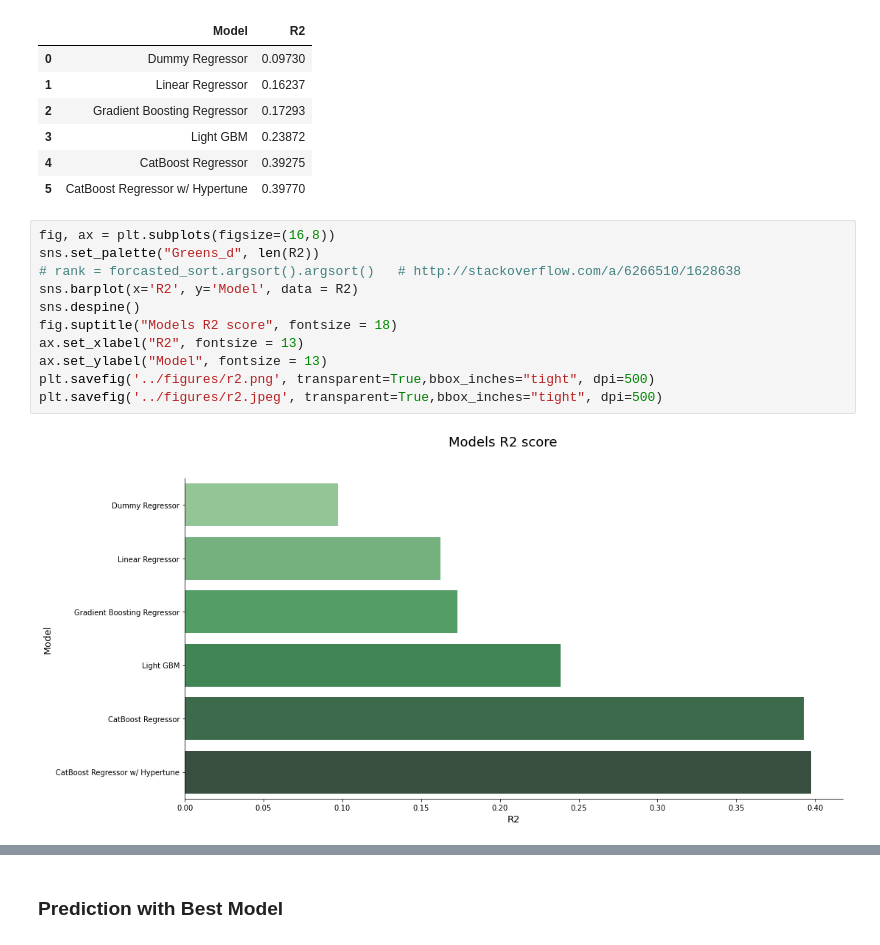
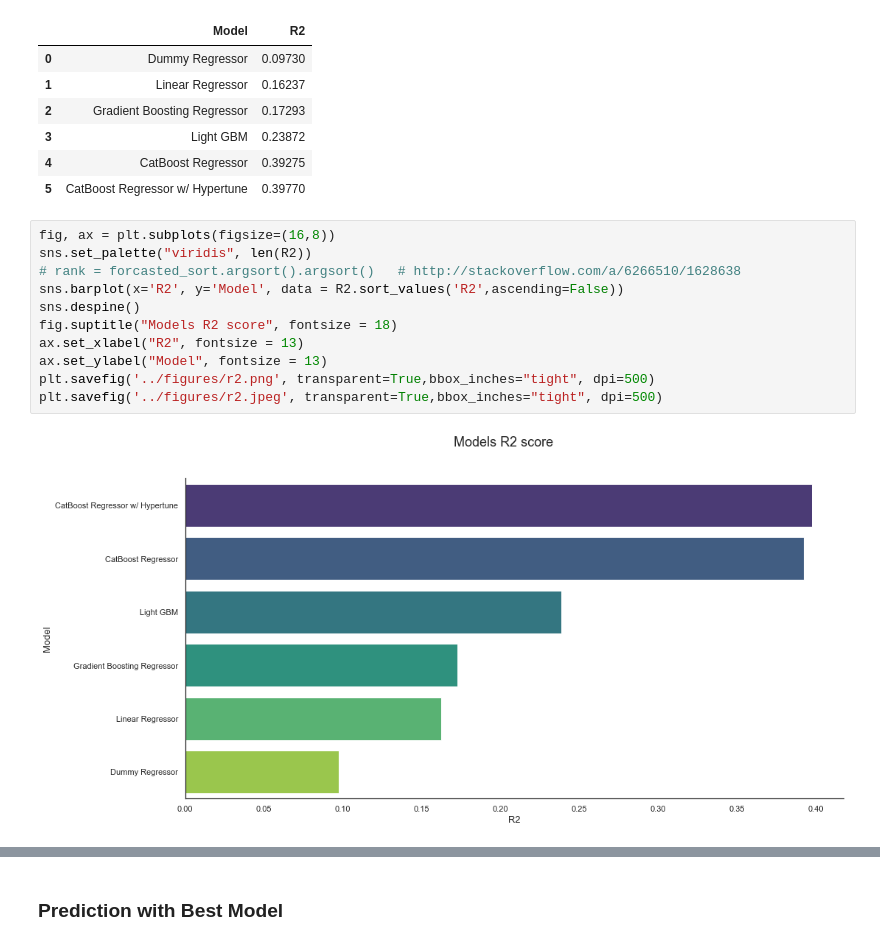
Before and after one commit to hanis-z/Snow-water-equivalent, a Jupyter notebook: src/Modeling(04).ipynb, the cells around one changed output, grey strips where cells are left out. Cells and saved outputs as stored; diff of their text form.

```diff
--- a/src/Modeling(04).ipynb
+++ b/src/Modeling(04).ipynb
@@ -660,14 +714,14 @@ R2
 | 5 | CatBoost Regressor w/ Hypertune | 0.39770 |
 # %%
 fig, ax = plt.subplots(figsize=(16,8))
-sns.set_palette("Greens_d", len(R2))
+sns.set_palette("viridis", len(R2))
 # rank = forcasted_sort.argsort().argsort()   # http://stackoverflow.com/a/6266510/1628638
-sns.barplot(x='R2', y='Model', data = R2)
+sns.barplot(x='R2', y='Model', data = R2.sort_values('R2',ascending=False))
 sns.despine()
 fig.suptitle("Models R2 score", fontsize = 18)
 ax.set_xlabel("R2", fontsize = 13)
 ax.set_ylabel("Model", fontsize = 13)
 plt.savefig('../figures/r2.png', transparent=True,bbox_inches="tight", dpi=500)
 plt.savefig('../figures/r2.jpeg', transparent=True,bbox_inches="tight", dpi=500)
 # %% [output]
-[figure, old version]
+[figure, new version]
```
Also changed, not shown: parts of 41 cells of this notebook, 10 other files.
